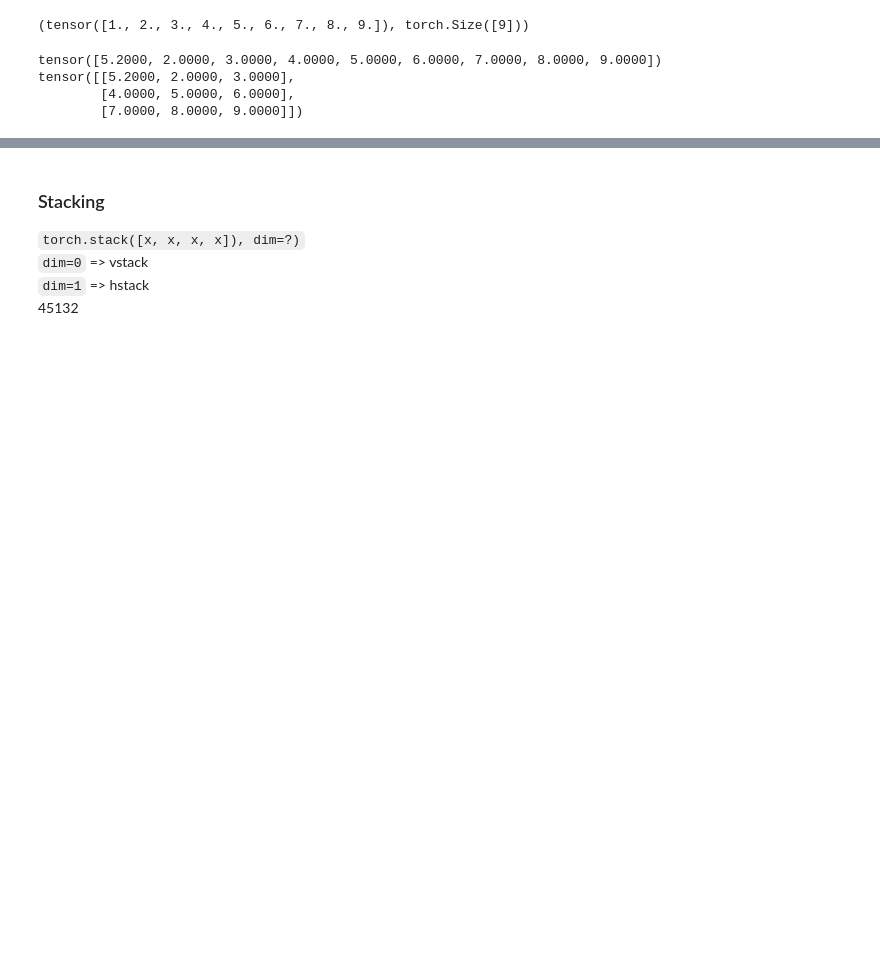
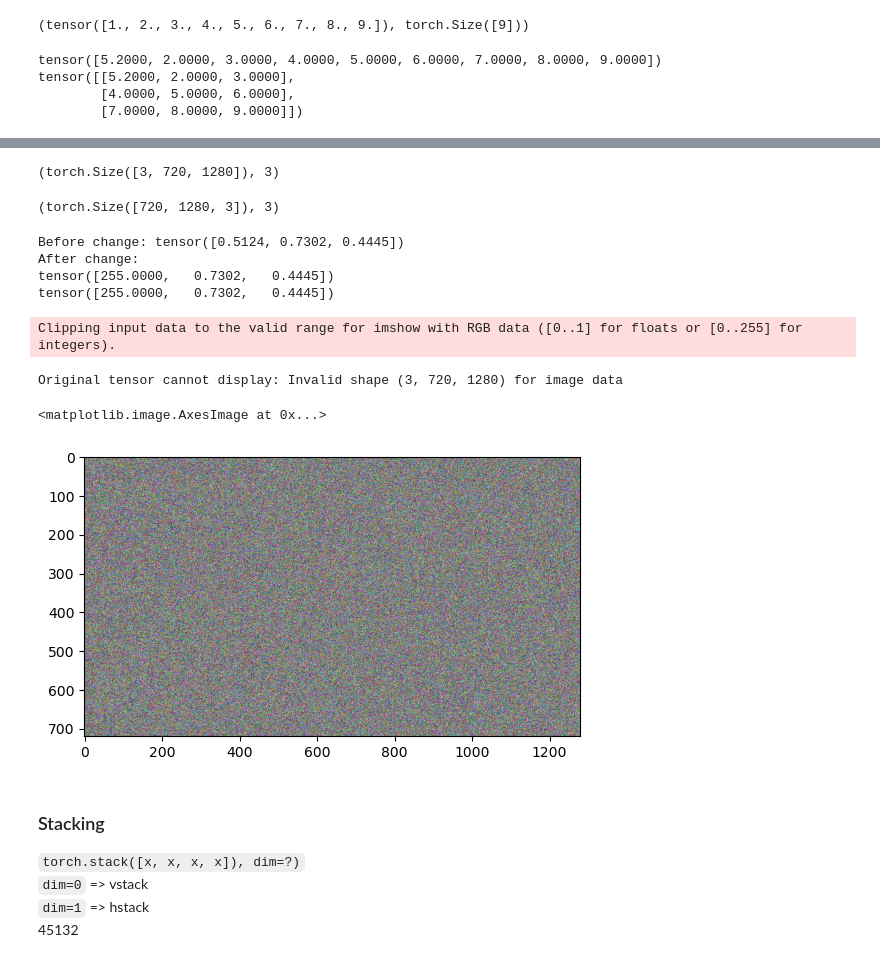
Before and after one commit to wallace-b/learning, a Jupyter notebook: PyTorch/DL ML Course/0A_intro.ipynb, the cells around one changed output, grey strips where cells are left out. Cells and saved outputs as stored; diff of their text form; code cells hidden in the pictures; blank space fills up the shorter version.

```diff
--- a/PyTorch/DL ML Course/0A_intro.ipynb
+++ b/PyTorch/DL ML Course/0A_intro.ipynb
@@ -50,5 +53,5 @@ Random tensors are important because many neural networks are initialized with r
 # %%
 # Example of bracket notation and concept of a 3dim-tensor: 2D RGB image
-random_image_tensor = torch.rand(size=(3, 1280, 720)) # RGB color channel, height (pixel), width (pixel)
+random_image_tensor = torch.rand(size=(3, 720, 1280)) # RGB color channel, height (pixel), width (pixel)
 random_image_tensor.shape, random_image_tensor.ndim
 # %% [output]
@@ -559,3 +562,42 @@ tensor([[5.2000, 2.0000, 3.0000],
+# %%
+# Recall this random image tensor from earlier
+# random_image_tensor = torch.rand(size=(3, 720, 1280)) # RGB color channel, height (pixel), width (pixel)
+random_image_tensor.shape, random_image_tensor.ndim
+# %% [output]
+(torch.Size([3, 720, 1280]), 3)
+# %%
+random_image_tensor_permuted = random_image_tensor.permute(1 , 2, 0)  # shifts axis 1->0, 2->1, & 0->2
+random_image_tensor_permuted.shape, random_image_tensor_permuted.ndim
+# now axes are height (pixel), width (pixel), RGB color channel,
+# %% [output]
+(torch.Size([720, 1280, 3]), 3)
+# %%
+# Changing the values in the permutation or the original tensor results in the values changing for both
+print("Before change:", random_image_tensor_permuted[100, 100, :])
+random_image_tensor_permuted[100, 100, 0] = 255 # change R-value of RGB for pixel 100, 100
+print("After change:")
+print(random_image_tensor_permuted[100, 100, :])
+print(random_image_tensor[:, 100, 100])
+# Changes in both the original tensor and permutation
+# %% [output]
+Before change: tensor([0.5124, 0.7302, 0.4445])
+After change:
+tensor([255.0000,   0.7302,   0.4445])
+tensor([255.0000,   0.7302,   0.4445])
+# %%
+# Display the image
+try: plt.imshow(random_image_tensor)
+# plt.imshow requires RGB channel in last dimension and will not display an image for the original tensor in...
+# ... RGB, height, width
+except Exception as e: print("Original tensor cannot display:", e)
+
+# the permutation is in the correct format and can display properly i.e. in height, width, RGB format
+plt.imshow(random_image_tensor_permuted)
+# %% [output]
+Clipping input data to the valid range for imshow with RGB data ([0..1] for floats or [0..255] for integers).
+Original tensor cannot display: Invalid shape (3, 720, 1280) for image data
+<matplotlib.image.AxesImage at 0x...>
+[figure, added]
 # %% [markdown]
 ### Stacking
 `torch.stack([x, x, x, x]), dim=?)`
```
Also changed, not shown: parts of 17 cells of this notebook.
